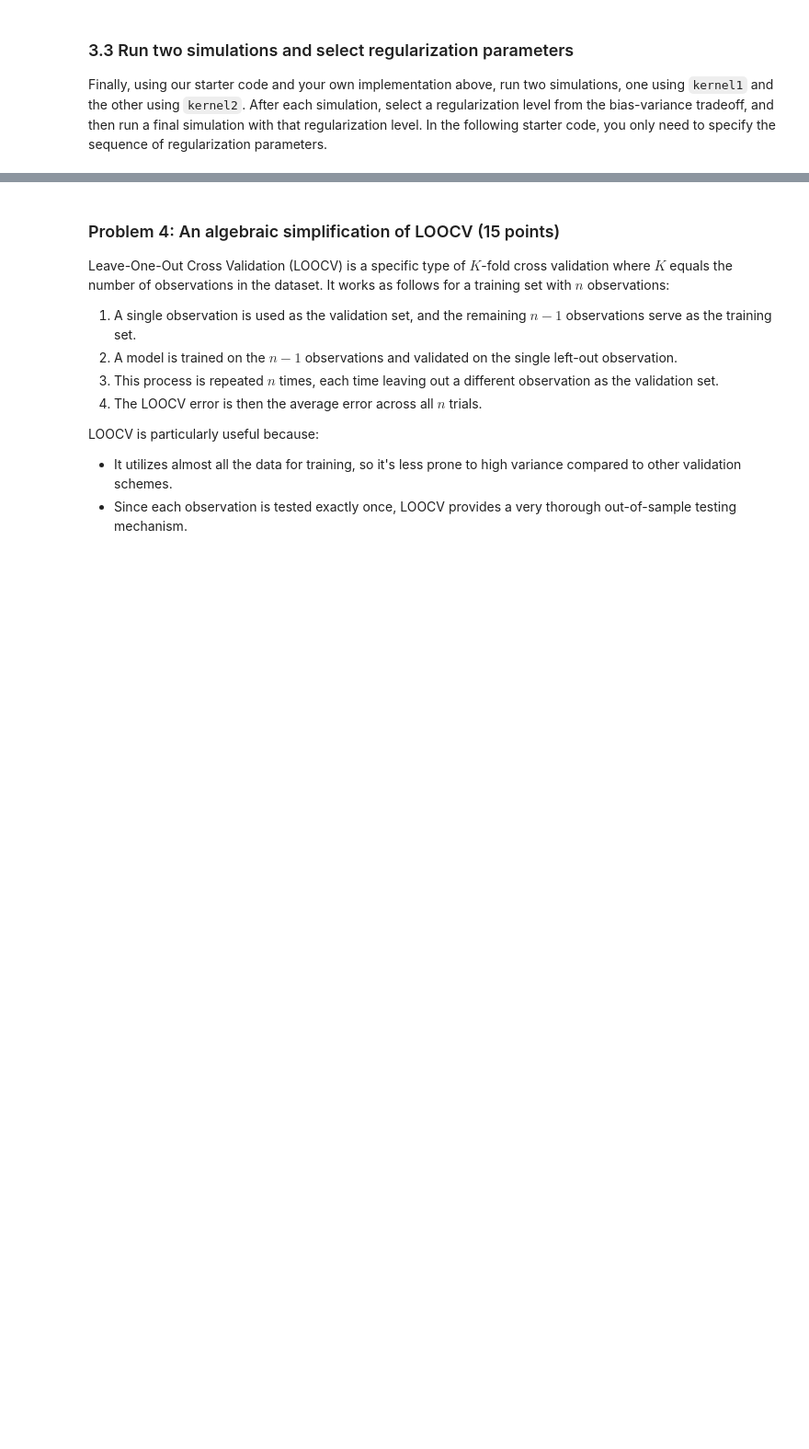
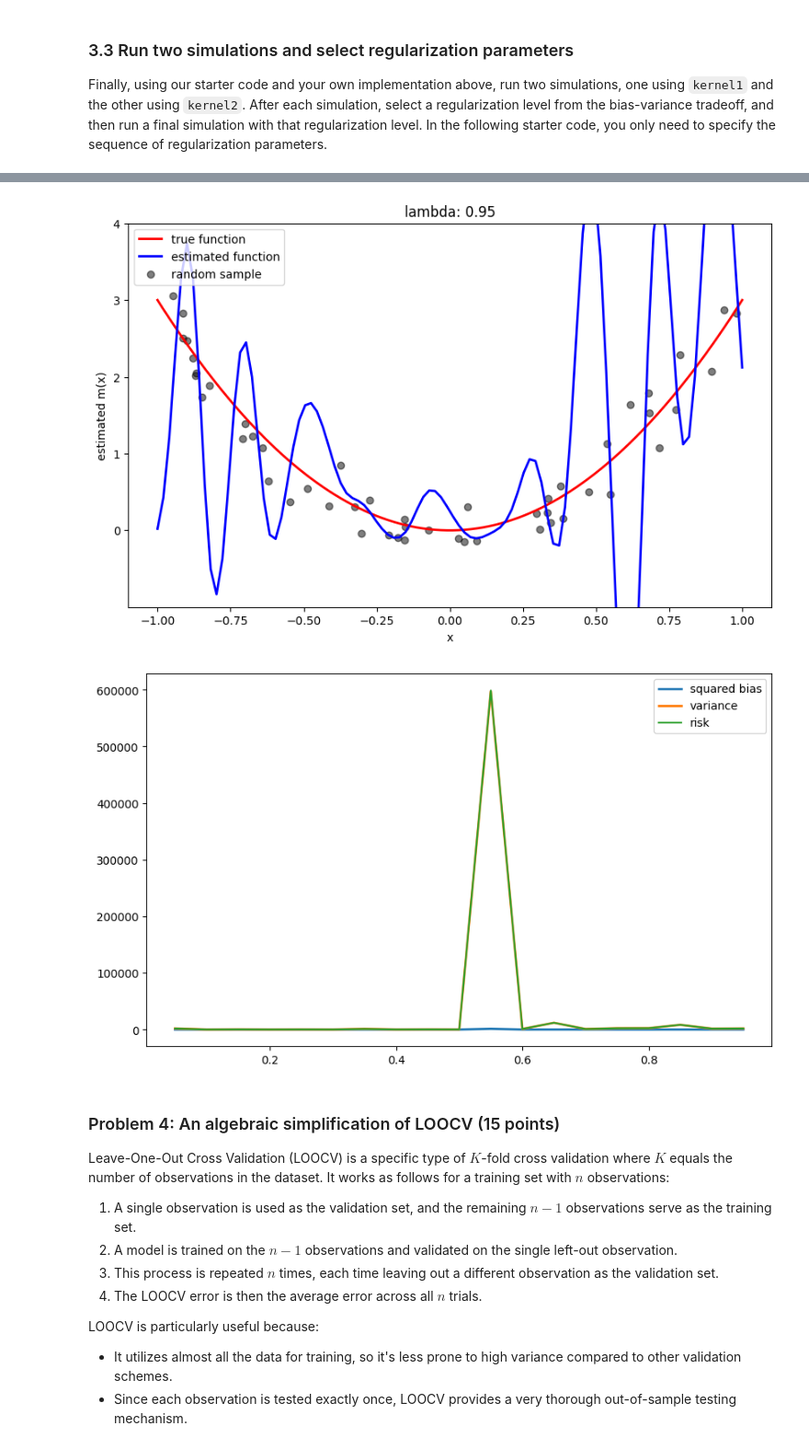
Before and after one commit to RobertKZB/RobertKZB, a Jupyter notebook: assignments/assn1/assn1.ipynb, the cells around one changed output, grey strips where cells are left out. Shown: that part at 92% size. Drawn from its saved outputs; the diff is of its cells as text; code cells hidden in the pictures; blank space fills up the shorter version.

```diff
--- a/assignments/assn1/assn1.ipynb
+++ b/assignments/assn1/assn1.ipynb
@@ -298,3 +353,9 @@ run_simulation(kernel2, lmbdas)
+# %%
+lmbdas = np.arange(0.05,1,0.05)
+run_simulation(kernel2, lmbdas)
+# %% [output]
+[figure, added]
+[figure, added]
 # %% [markdown]
 ### Problem 4: An algebraic simplification of LOOCV (15 points)
 
```
Also changed, not shown: parts of 18 cells of this notebook.
